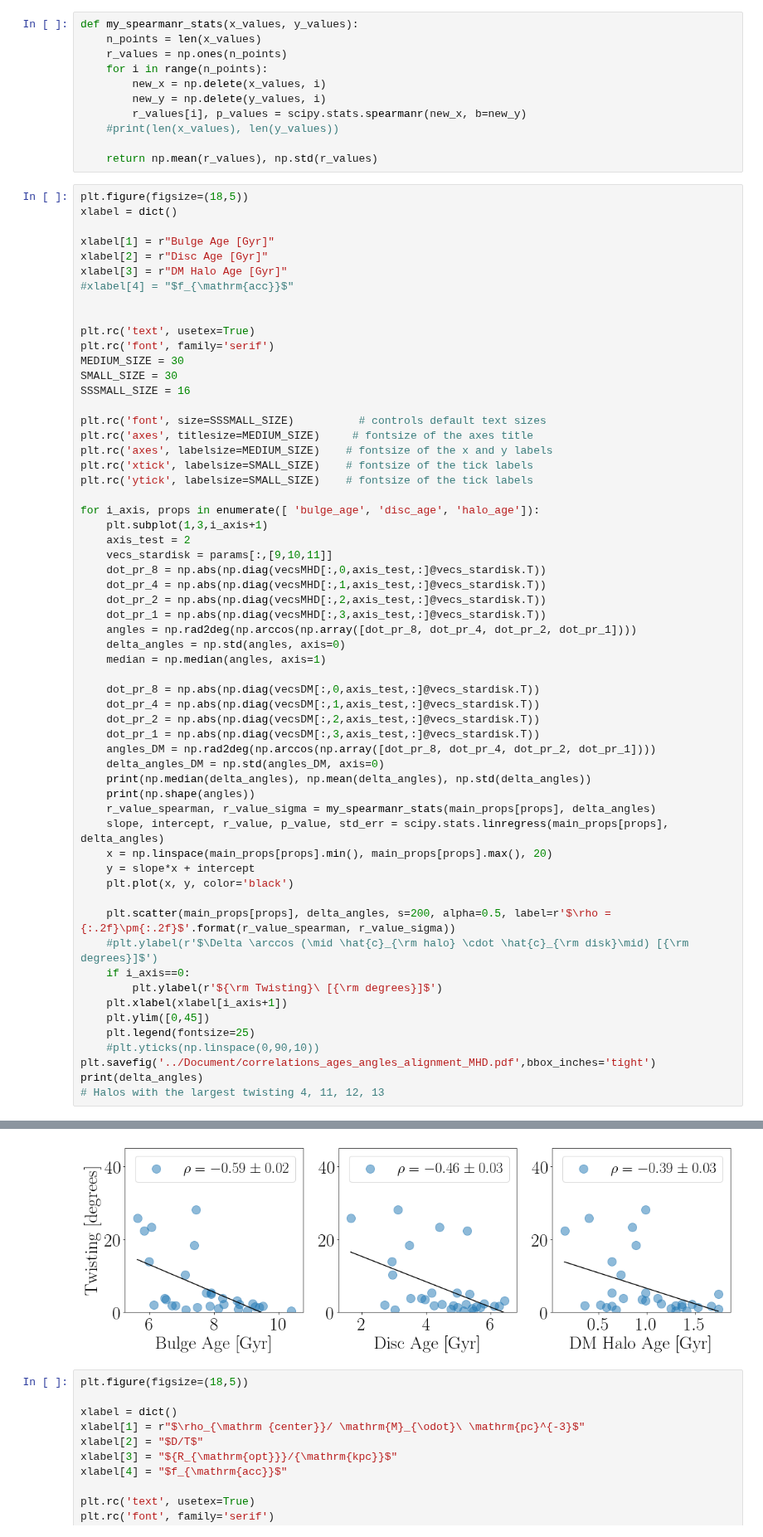
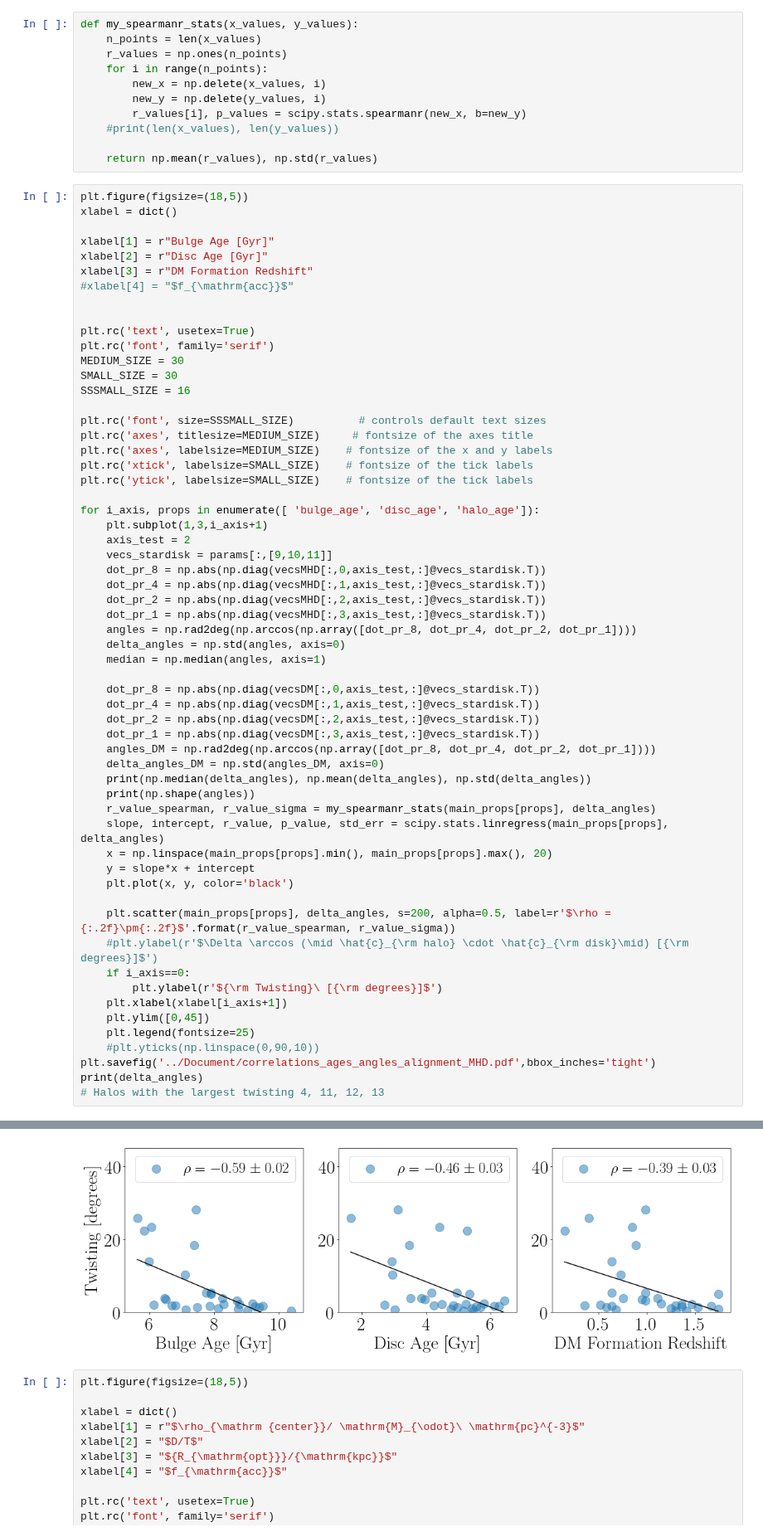
Before and after one commit to jdprada1760/Paper_Halo_shapes, a Jupyter notebook: Code/Star_Disk_DM_Alignment.ipynb, the cells around one changed output, grey strips where cells are left out. Shown at 83% size. Saved outputs shown, nothing was run; the diff lists cells and outputs as text.

```diff
--- a/Code/Star_Disk_DM_Alignment.ipynb
+++ b/Code/Star_Disk_DM_Alignment.ipynb
@@ -381,7 +381,7 @@ xlabel = dict()
 
 xlabel[1] = r"Bulge Age [Gyr]"
 xlabel[2] = r"Disc Age [Gyr]"
-xlabel[3] = r"DM Halo Age [Gyr]"
+xlabel[3] = r"DM Formation Redshift"
 #xlabel[4] = "$f_{\mathrm{acc}}$"
 
 
@@ -447,9 +444,9 @@ print(delta_angles)
 [ 1.77950213  2.27582857  0.33715406 25.78869976  3.88445661  1.53997731
   2.03613309  3.13694455  0.81968967  3.47518251 22.27828965 28.19935142
  23.35096223 18.39092716 10.19898252  1.38902955  1.66775511  0.90811742
   0.5764883   1.3367868   5.37098735  4.99436107  2.10775458  0.27366189
   1.62083442  1.88568236  2.06899336  3.7883111   5.29391941 13.94534881]
-[figure, old version]
+[figure, new version]
 # %%
 plt.figure(figsize=(18,5))
 
```
Also changed, not shown: parts of 1 cell of this notebook, 1 other file.
